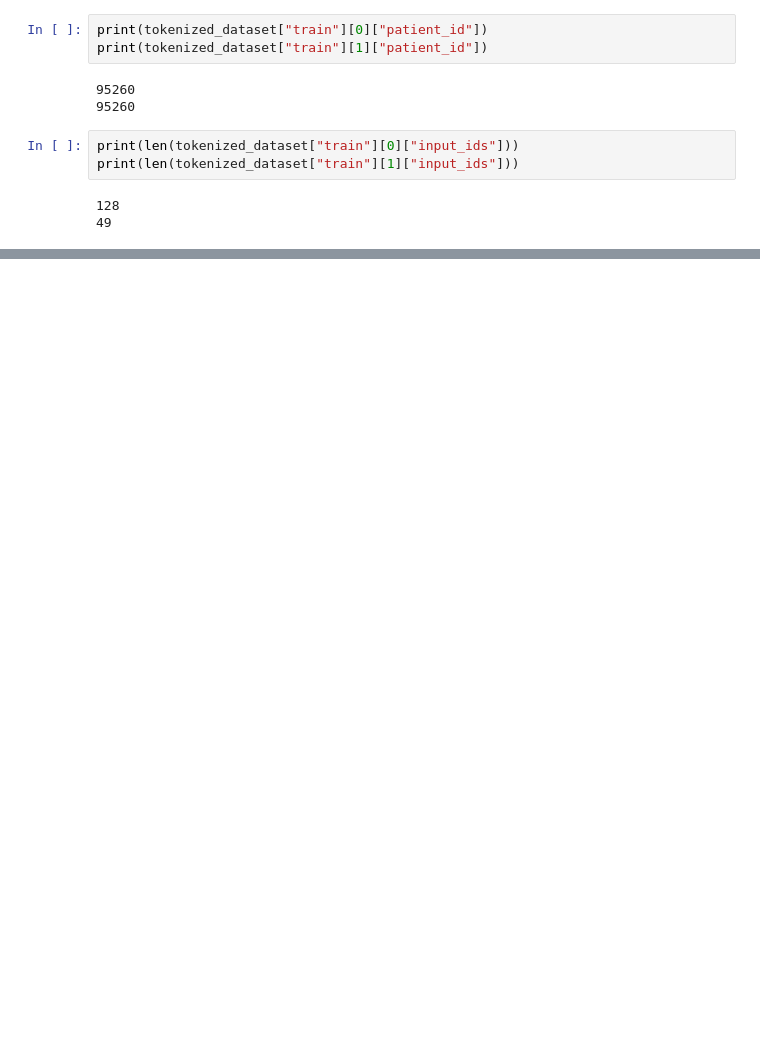
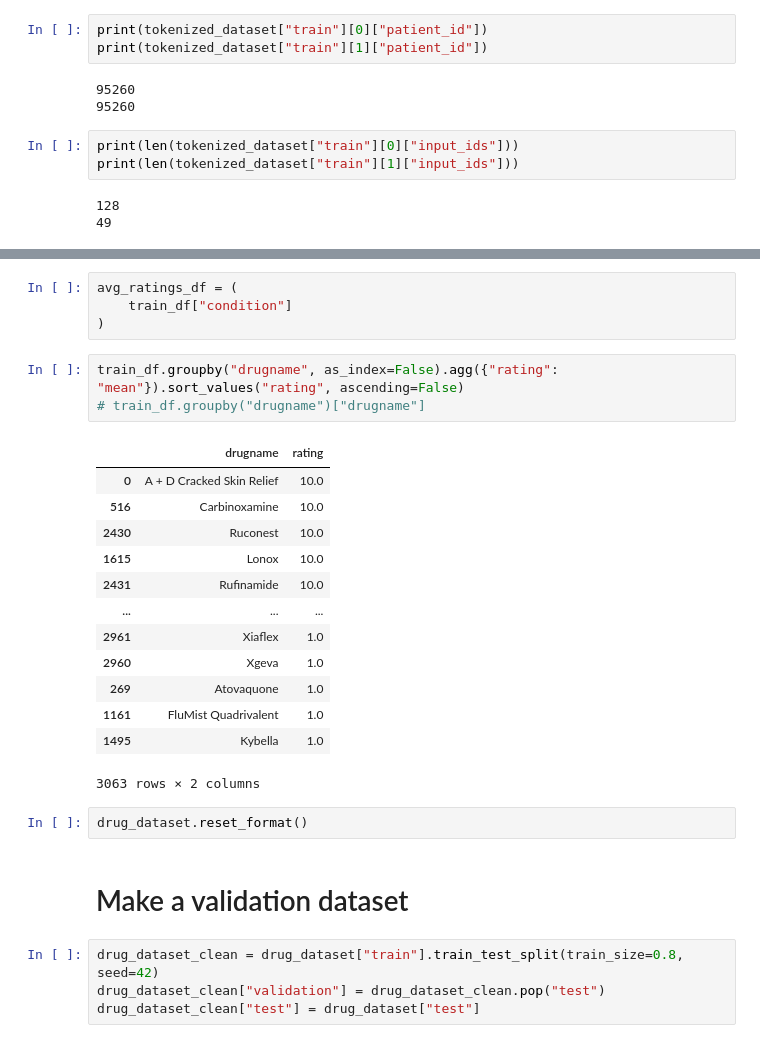
Before and after one commit to cjc77/transformers-course, a Jupyter notebook: notebooks/05_02_slice_and_dice.ipynb, the cells around one changed output, grey strips where cells are left out. Drawn from its saved outputs; the diff is of its cells as text; blank space fills up the shorter version.

```diff
--- a/notebooks/05_02_slice_and_dice.ipynb
+++ b/notebooks/05_02_slice_and_dice.ipynb
@@ -264,0 +345,29 @@ print(len(tokenized_dataset["train"][1]["input_ids"]))
+# %%
+avg_ratings_df = (
+    train_df["condition"]
+)
+# %%
+train_df.groupby("drugname", as_index=False).agg({"rating": "mean"}).sort_values("rating", ascending=False)
+# train_df.groupby("drugname")["drugname"]
+# %% [output]
+|  | drugname | rating |
+| 0 | A + D Cracked Skin Relief | 10.0 |
+| 516 | Carbinoxamine | 10.0 |
+| 2430 | Ruconest | 10.0 |
+| 1615 | Lonox | 10.0 |
+| 2431 | Rufinamide | 10.0 |
+| ... | ... | ... |
+| 2961 | Xiaflex | 1.0 |
+| 2960 | Xgeva | 1.0 |
+| 269 | Atovaquone | 1.0 |
+| 1161 | FluMist Quadrivalent | 1.0 |
+| 1495 | Kybella | 1.0 |
+3063 rows × 2 columns
+# %%
+drug_dataset.reset_format()
+# %% [markdown]
+# Make a validation dataset
+# %%
+drug_dataset_clean = drug_dataset["train"].train_test_split(train_size=0.8, seed=42)
+drug_dataset_clean["validation"] = drug_dataset_clean.pop("test")
+drug_dataset_clean["test"] = drug_dataset["test"]
```
Also changed, not shown: parts of 37 cells of this notebook, 2 other files.
